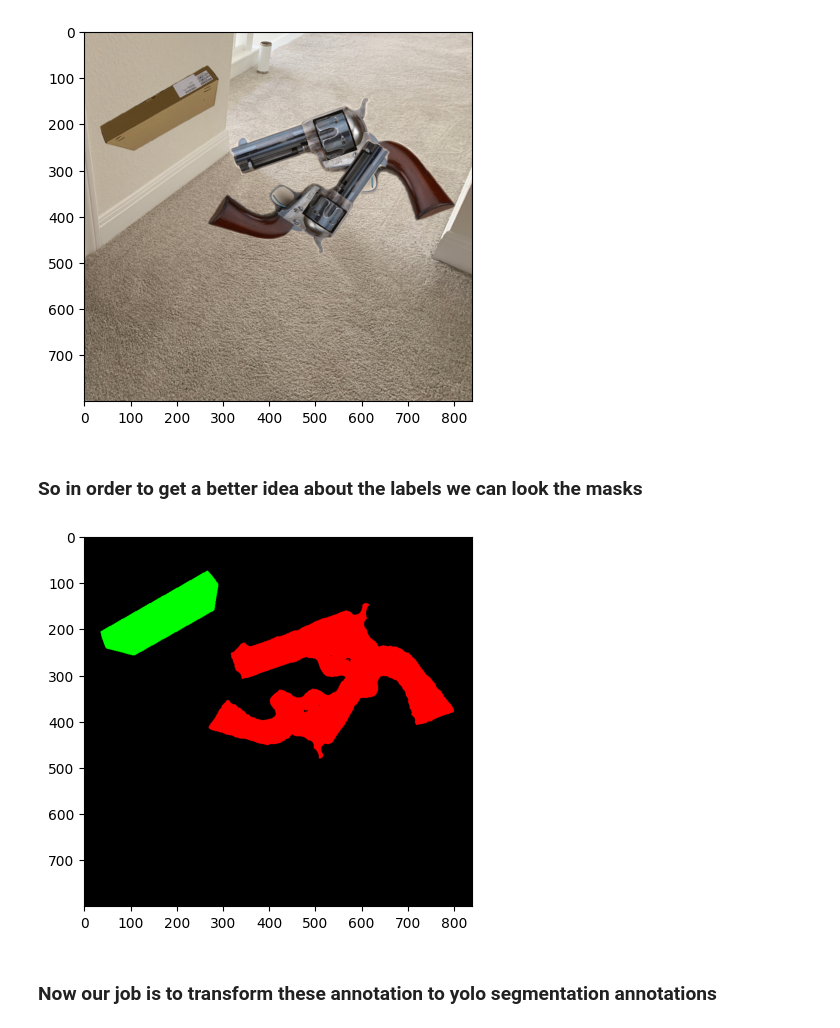
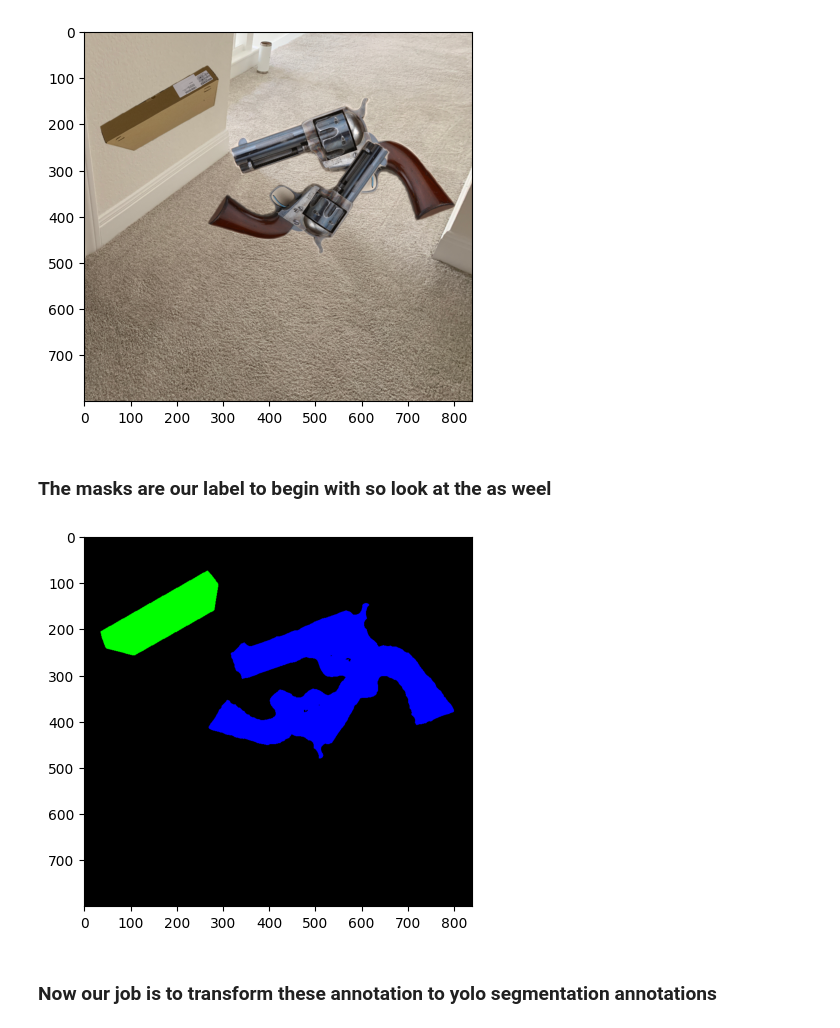
Before and after one commit to Ritaprava95/Custom_Object_Segmentaion_YOLOv8, a Jupyter notebook: notebooks/01_data_preprocessing.ipynb, the cells around one changed output. Saved outputs shown, nothing was run; the diff lists cells and outputs as text; code cells hidden in the pictures.

```diff
--- a/notebooks/01_data_preprocessing.ipynb
+++ b/notebooks/01_data_preprocessing.ipynb
@@ -41,15 +27,14 @@ plt.imshow(image)
 plt.show()
 # %% [output]
 [figure]
-# %% [markdown]
-### So in order to get a better idea about the labels we can look the masks
+# %% [markdown]
+### The masks are our label to begin with so look at the as weel
 # %%
-mask = cv2.imread("../../weapons_box_sem_seg-20210529T141620Z-001/weapons_box_sem_seg/train/masks/00000003.png")
-mask = cv2.cvtColor(mask, cv2.COLOR_BGR2RGB )
+mask = cv2.imread("../../weapons_box_sem_seg-20210529T141620Z-001/weapons_box_sem_seg/masks/00000003.png")
 plt.imshow(mask)
 plt.show()
 # %% [output]
-[figure, old version]
+[figure, new version]
 # %% [markdown]
 ### Now our job is to transform these annotation to yolo segmentation annotations
 # %% [markdown]
```
Also changed, not shown: parts of 24 cells of this notebook.
